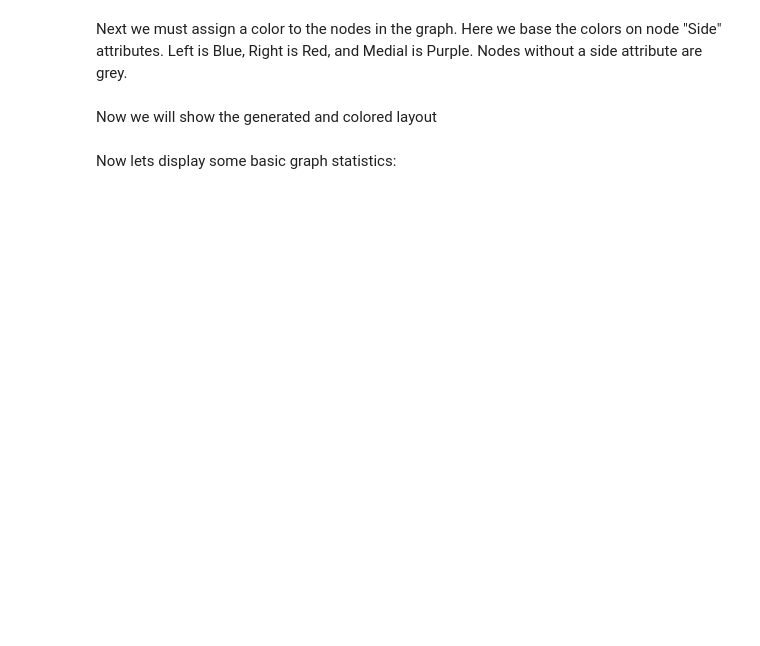
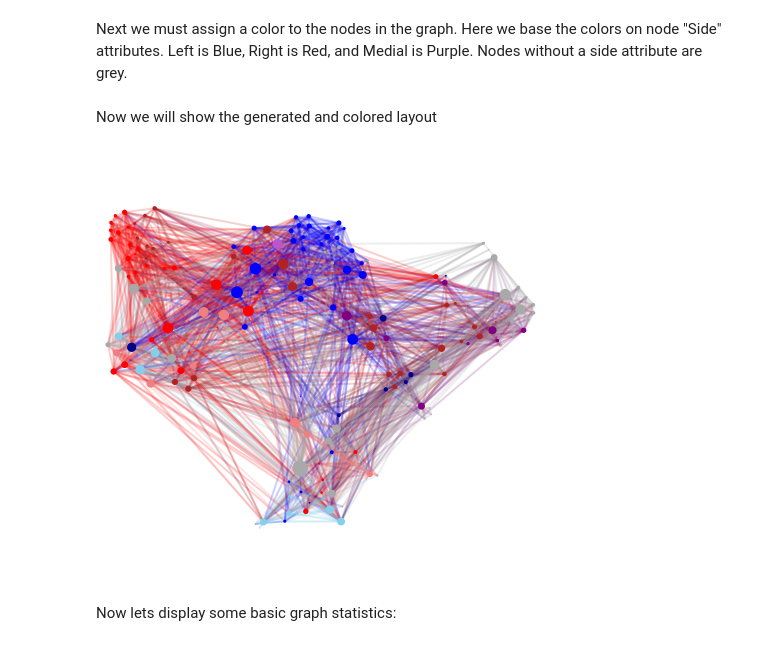
Before and after one commit to neurodata/connectocross, a Jupyter notebook: docs/connectome_overview.ipynb, the cells around one changed output. Saved outputs shown, nothing was run; the diff lists cells and outputs as text; code cells hidden in the pictures; blank space fills up the shorter version.

```diff
--- a/docs/connectome_overview.ipynb
+++ b/docs/connectome_overview.ipynb
@@ -49,7 +51,10 @@ Now we will show the generated and colored layout
 # %%
 gr.layouts.show_graph(undirected_connectome, layout, color_map,
                       vertex_shape='.', vertex_alpha=1.,
-                      edge_alpha=.2, edge_line_width=2.)
+                      edge_alpha=.2, edge_line_width=2.,
+                      dpi=70, figure_height=8, figure_width=8)
+# %% [output]
+[figure, added]
 # %% [markdown]
 Now lets display some basic graph statistics:
 # %%
```
Also changed, not shown: parts of 12 cells of this notebook, 2 other files.
